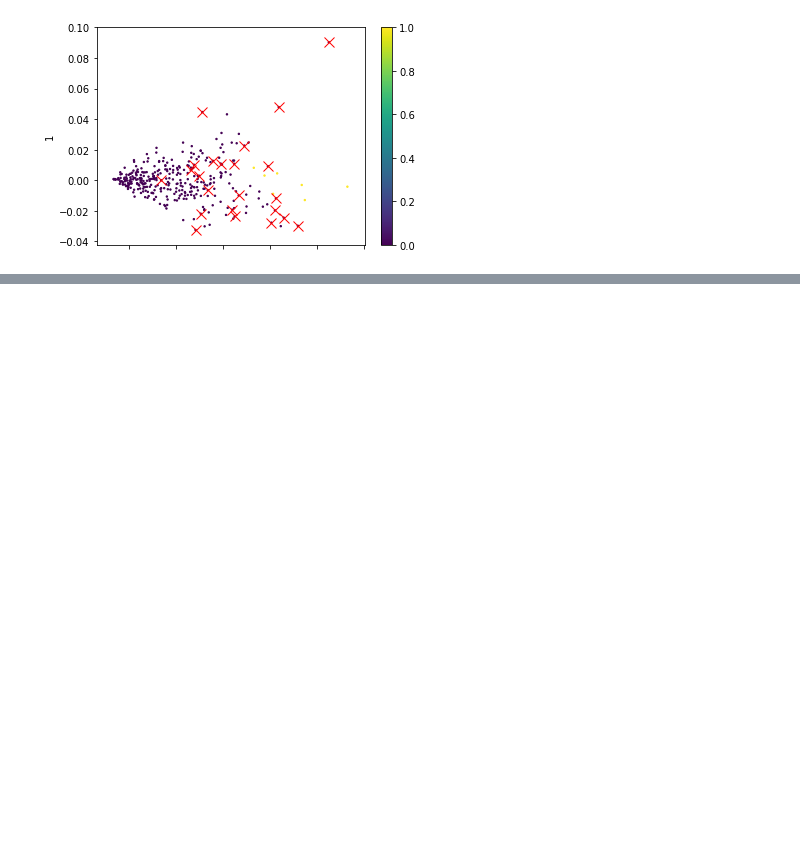
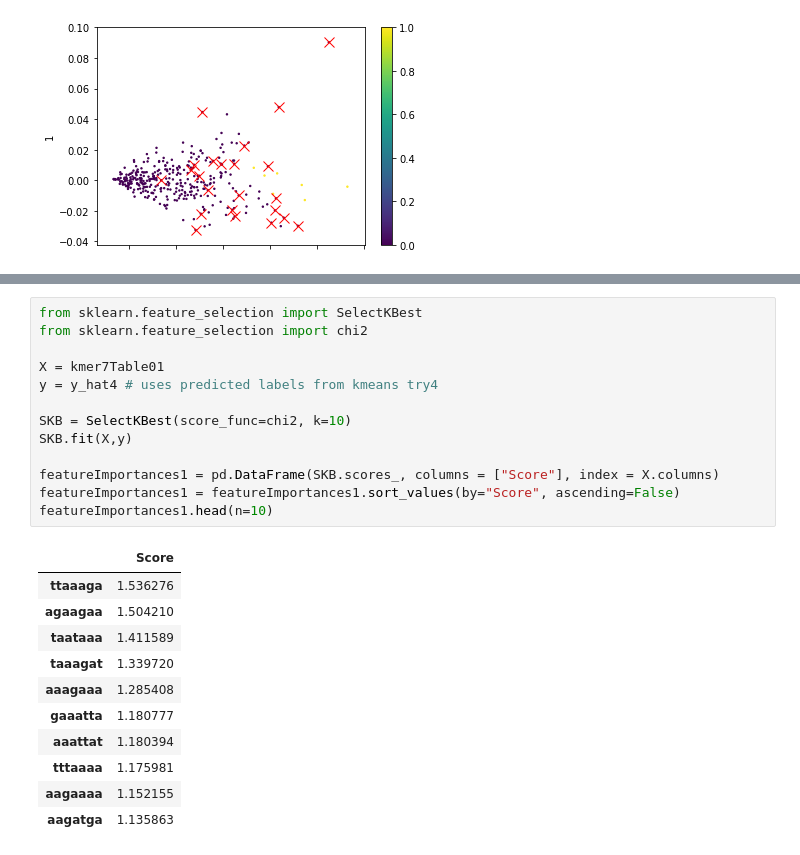
Before and after one commit to solislemuslab/mycovirus-ml, a Jupyter notebook: scripts/lukeSelberg/workspace.ipynb, the cells around one changed output, grey strips where cells are left out. Cells and saved outputs as stored; diff of their text form; blank space fills up the shorter version.

```diff
--- a/scripts/lukeSelberg/workspace.ipynb
+++ b/scripts/lukeSelberg/workspace.ipynb
@@ -424,0 +454,25 @@ Text(0, 0.5, '1')
+# %%
+from sklearn.feature_selection import SelectKBest
+from sklearn.feature_selection import chi2
+
+X = kmer7Table01
+y = y_hat4 # uses predicted labels from kmeans try4
+
+SKB = SelectKBest(score_func=chi2, k=10)
+SKB.fit(X,y)
+
+featureImportances1 = pd.DataFrame(SKB.scores_, columns = ["Score"], index = X.columns)
+featureImportances1 = featureImportances1.sort_values(by="Score", ascending=False)
+featureImportances1.head(n=10)
+# %% [output]
+|  | Score |
+| ttaaaga | 1.536276 |
+| agaagaa | 1.504210 |
+| taataaa | 1.411589 |
+| taaagat | 1.339720 |
+| aaagaaa | 1.285408 |
+| gaaatta | 1.180777 |
+| aaattat | 1.180394 |
+| tttaaaa | 1.175981 |
+| aagaaaa | 1.152155 |
+| aagatga | 1.135863 |
```
Also changed, not shown: parts of 15 cells of this notebook, 1 other file.
